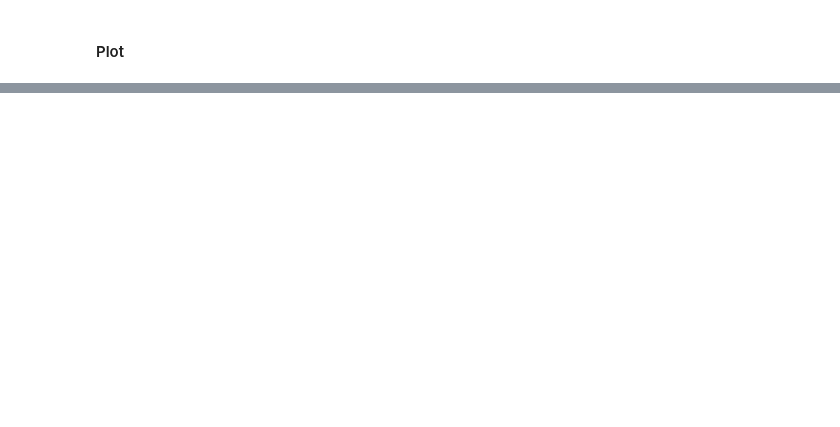
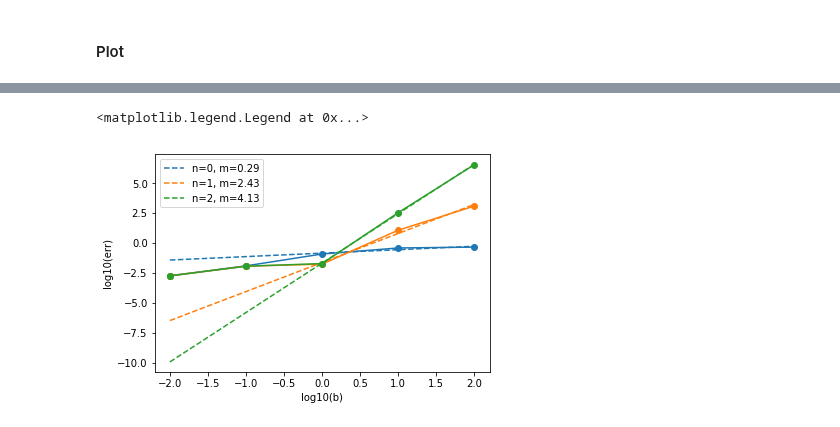
Before and after one commit to OliverEvans96/kelp, a Jupyter notebook: code/python/ManufacturedSolution.ipynb, the cells around one changed output, grey strips where cells are left out. Saved outputs shown, nothing was run; the diff lists cells and outputs as text; code cells hidden in the pictures; blank space fills up the shorter version.

Commit message:
b -> 0 convergence plots for asym. with MMS.

```diff
--- a/code/python/ManufacturedSolution.ipynb
+++ b/code/python/ManufacturedSolution.ipynb
@@ -1071,5 +1092,5 @@ combine_thread, gs_fut = kelp_compute.verify_asym_compute(
 # %% [markdown]
 #### Plot
 # %%
-study_name = 'verify_asym_20x20x6_scat_0_1_2_b_m4_2'
+study_name = 'verify_asym_16x16x6_scat_0_1_2_b_m2_4'
 study_dir = os.path.join(base_dir, study_name)
@@ -1083,31 +1122,34 @@ norm = lambda x: np.mean(np.abs(x))
 
 b_list, num_scatters_list = kelp_analyze.get_unique_vals(conn, study_name, ['b', 'num_scatters'])
 
 for num_scatters in num_scatters_list:
     err_list = []
     for b in b_list:
         results_list = kelp_analyze.query_results(
             conn, study_name,
             b=b,
             num_scatters=num_scatters,
         )
 
         rad = results_list[0]['rad'][:]
         true_rad = results_list[0]['true_rad'][:]
 
         err = norm(rad - true_rad)
         err_list.append(err)
 
     b_arr = np.array(b_list)[:-2]
     err_arr = np.array(err_list)[:-2]
 
     conv.plot_lin_fit(
         np.log10(b_arr), np.log10(err_arr),
-        min(np.log(b_arr)), max(np.log(b_arr)),
+        0*min(np.log(b_arr)), max(np.log(b_arr)),
         xlabel='log10(b)', ylabel='log10(err)',
         label='n=%d, m={m:.2f}' % num_scatters
     )
 
     plt.title('')
 
 plt.legend()
+# %% [output]
+<matplotlib.legend.Legend at 0x...>
+[figure, added]
```
Also changed, not shown: parts of 7 cells of this notebook.
